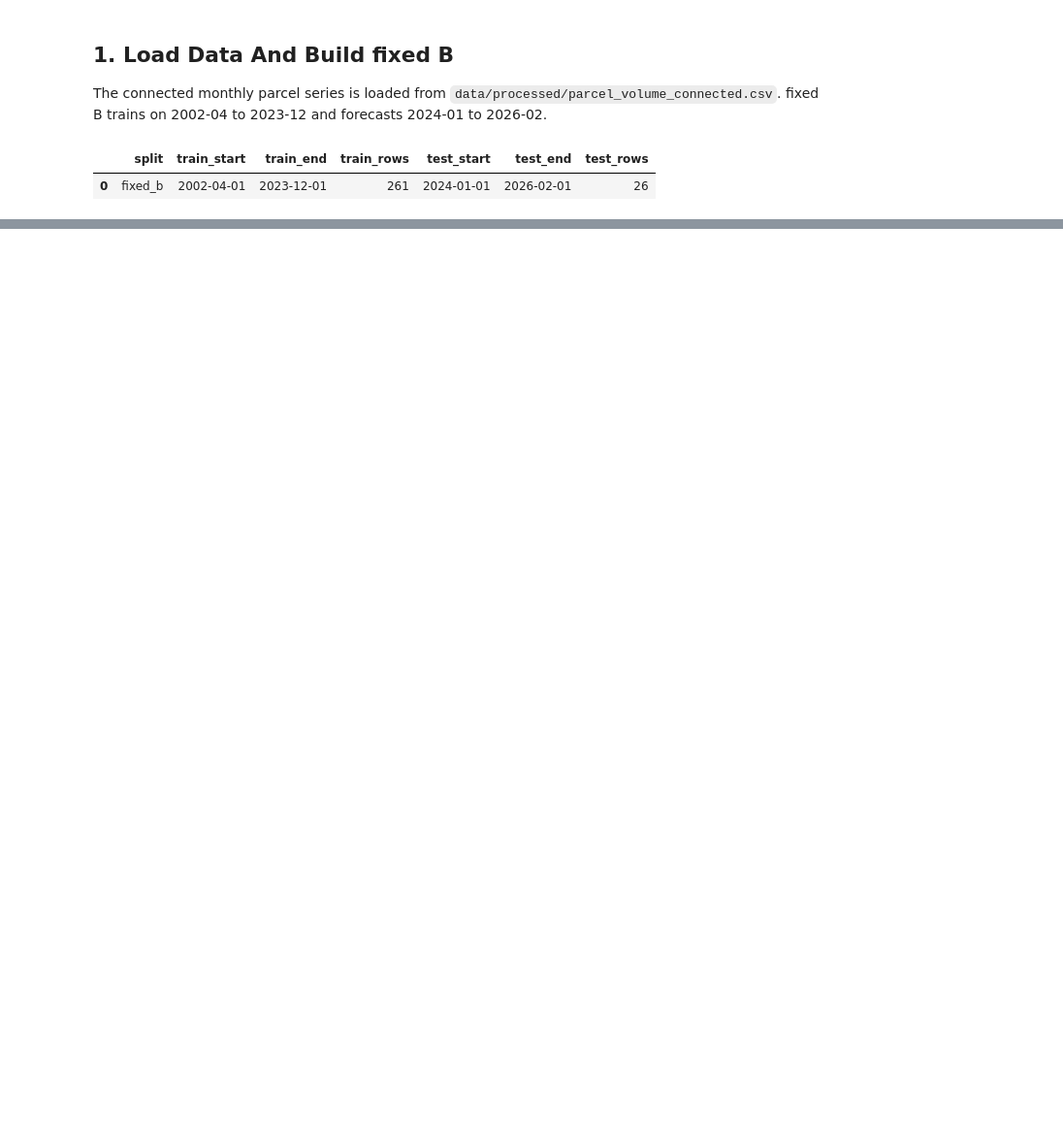
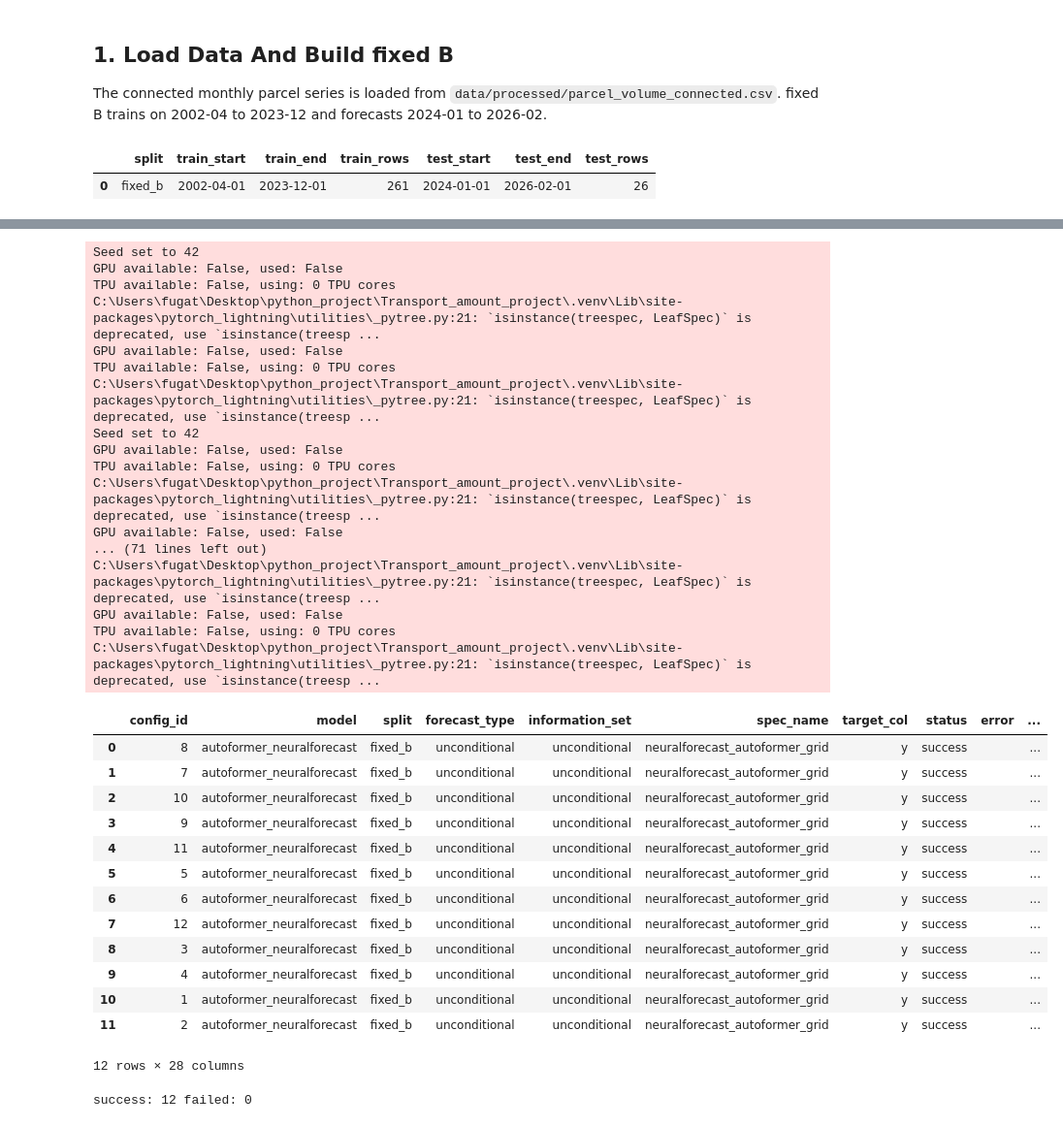
Before and after one commit to Fuga420/Transport_amount_project, a Jupyter notebook: notebooks/forecasting/09_autoformer_neuralforecast.ipynb, the cells around one changed output, grey strips where cells are left out. Shown at 97% size. Saved outputs shown, nothing was run; the diff lists cells and outputs as text; code cells hidden in the pictures; blank space fills up the shorter version.

```diff
--- a/notebooks/forecasting/09_autoformer_neuralforecast.ipynb
+++ b/notebooks/forecasting/09_autoformer_neuralforecast.ipynb
@@ -153,0 +193,48 @@ C:\Users\fugat\Desktop\python_project\Transport_amount_project\.venv\Lib\site-pa
+# %%
+grid_df, best_forecast_df, best_metrics_df, best_bundle = run_autoformer_neuralforecast_grid_search(
+    train=train,
+    test=test,
+    configs=grid_configs,
+    target_col="y",
+    split="fixed_b",
+)
+
+grid_df = grid_df.sort_values(["status", "rmse", "config_id"], na_position="last").reset_index(drop=True)
+display(grid_df)
+
+success_count = int((grid_df["status"] == "success").sum())
+failed_count = int((grid_df["status"] == "failed").sum())
+print("success:", success_count, "failed:", failed_count)
+# %% [output]
+Seed set to 42
+GPU available: False, used: False
+TPU available: False, using: 0 TPU cores
+C:\Users\fugat\Desktop\python_project\Transport_amount_project\.venv\Lib\site-packages\pytorch_lightning\utilities\_pytree.py:21: `isinstance(treespec, LeafSpec)` is deprecated, use `isinstance(treesp ...
+GPU available: False, used: False
+TPU available: False, using: 0 TPU cores
+C:\Users\fugat\Desktop\python_project\Transport_amount_project\.venv\Lib\site-packages\pytorch_lightning\utilities\_pytree.py:21: `isinstance(treespec, LeafSpec)` is deprecated, use `isinstance(treesp ...
+Seed set to 42
+GPU available: False, used: False
+TPU available: False, using: 0 TPU cores
+C:\Users\fugat\Desktop\python_project\Transport_amount_project\.venv\Lib\site-packages\pytorch_lightning\utilities\_pytree.py:21: `isinstance(treespec, LeafSpec)` is deprecated, use `isinstance(treesp ...
+GPU available: False, used: False
+... (71 lines left out)
+C:\Users\fugat\Desktop\python_project\Transport_amount_project\.venv\Lib\site-packages\pytorch_lightning\utilities\_pytree.py:21: `isinstance(treespec, LeafSpec)` is deprecated, use `isinstance(treesp ...
+GPU available: False, used: False
+TPU available: False, using: 0 TPU cores
+C:\Users\fugat\Desktop\python_project\Transport_amount_project\.venv\Lib\site-packages\pytorch_lightning\utilities\_pytree.py:21: `isinstance(treespec, LeafSpec)` is deprecated, use `isinstance(treesp ...
+|  | config_id | model | split | forecast_type | information_set | spec_name | target_col | status | error | ... |
+| 0 | 8 | autoformer_neuralforecast | fixed_b | unconditional | unconditional | neuralforecast_autoformer_grid | y | success |  | ... |
+| 1 | 7 | autoformer_neuralforecast | fixed_b | unconditional | unconditional | neuralforecast_autoformer_grid | y | success |  | ... |
+| 2 | 10 | autoformer_neuralforecast | fixed_b | unconditional | unconditional | neuralforecast_autoformer_grid | y | success |  | ... |
+| 3 | 9 | autoformer_neuralforecast | fixed_b | unconditional | unconditional | neuralforecast_autoformer_grid | y | success |  | ... |
+| 4 | 11 | autoformer_neuralforecast | fixed_b | unconditional | unconditional | neuralforecast_autoformer_grid | y | success |  | ... |
+| 5 | 5 | autoformer_neuralforecast | fixed_b | unconditional | unconditional | neuralforecast_autoformer_grid | y | success |  | ... |
+| 6 | 6 | autoformer_neuralforecast | fixed_b | unconditional | unconditional | neuralforecast_autoformer_grid | y | success |  | ... |
+| 7 | 12 | autoformer_neuralforecast | fixed_b | unconditional | unconditional | neuralforecast_autoformer_grid | y | success |  | ... |
+| 8 | 3 | autoformer_neuralforecast | fixed_b | unconditional | unconditional | neuralforecast_autoformer_grid | y | success |  | ... |
+| 9 | 4 | autoformer_neuralforecast | fixed_b | unconditional | unconditional | neuralforecast_autoformer_grid | y | success |  | ... |
+| 10 | 1 | autoformer_neuralforecast | fixed_b | unconditional | unconditional | neuralforecast_autoformer_grid | y | success |  | ... |
+| 11 | 2 | autoformer_neuralforecast | fixed_b | unconditional | unconditional | neuralforecast_autoformer_grid | y | success |  | ... |
+12 rows × 28 columns
+success: 12 failed: 0
```
Also changed, not shown: parts of 15 cells of this notebook, 6 other files.
